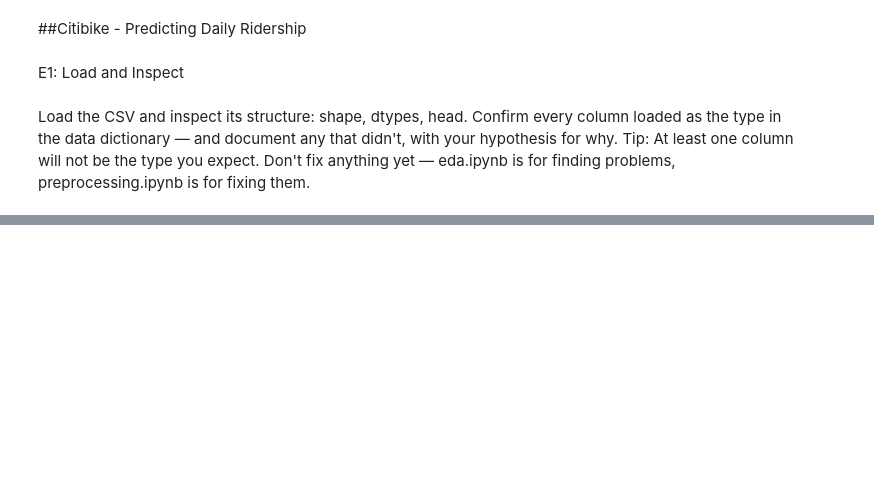
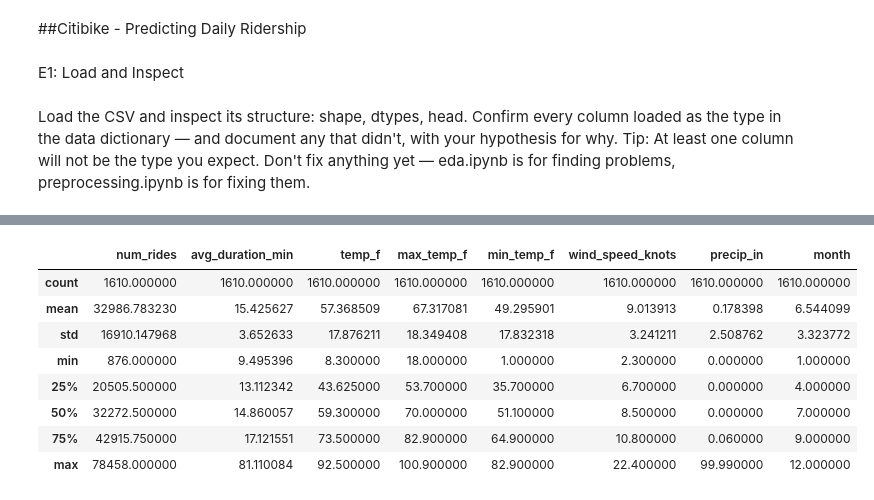
Before and after one commit to chillblossom/citibike-ridership, a Jupyter notebook: code/eda.ipynb, the cells around one changed output, grey strips where cells are left out. Drawn from its saved outputs; the diff is of its cells as text; code cells hidden in the pictures; blank space fills up the shorter version.

```diff
--- a/code/eda.ipynb
+++ b/code/eda.ipynb
@@ -15,0 +61,12 @@ NameError: name 'dfhead' is not defined
+# %%
+df.describe()
+# %% [output]
+|  | num_rides | avg_duration_min | temp_f | max_temp_f | min_temp_f | wind_speed_knots | precip_in | month |
+| count | 1610.000000 | 1610.000000 | 1610.000000 | 1610.000000 | 1610.000000 | 1610.000000 | 1610.000000 | 1610.000000 |
+| mean | 32986.783230 | 15.425627 | 57.368509 | 67.317081 | 49.295901 | 9.013913 | 0.178398 | 6.544099 |
+| std | 16910.147968 | 3.652633 | 17.876211 | 18.349408 | 17.832318 | 3.241211 | 2.508762 | 3.323772 |
+| min | 876.000000 | 9.495396 | 8.300000 | 18.000000 | 1.000000 | 2.300000 | 0.000000 | 1.000000 |
+| 25% | 20505.500000 | 13.112342 | 43.625000 | 53.700000 | 35.700000 | 6.700000 | 0.000000 | 4.000000 |
+| 50% | 32272.500000 | 14.860057 | 59.300000 | 70.000000 | 51.100000 | 8.500000 | 0.000000 | 7.000000 |
+| 75% | 42915.750000 | 17.121551 | 73.500000 | 82.900000 | 64.900000 | 10.800000 | 0.060000 | 9.000000 |
+| max | 78458.000000 | 81.110084 | 92.500000 | 100.900000 | 82.900000 | 22.400000 | 99.990000 | 12.000000 |
```
Also changed, not shown: parts of 19 cells of this notebook.
